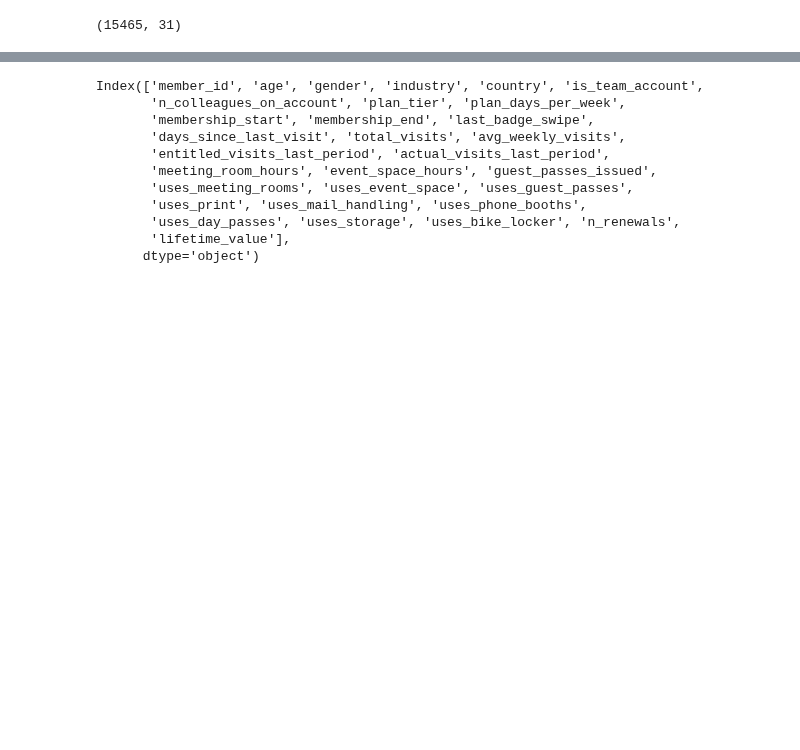
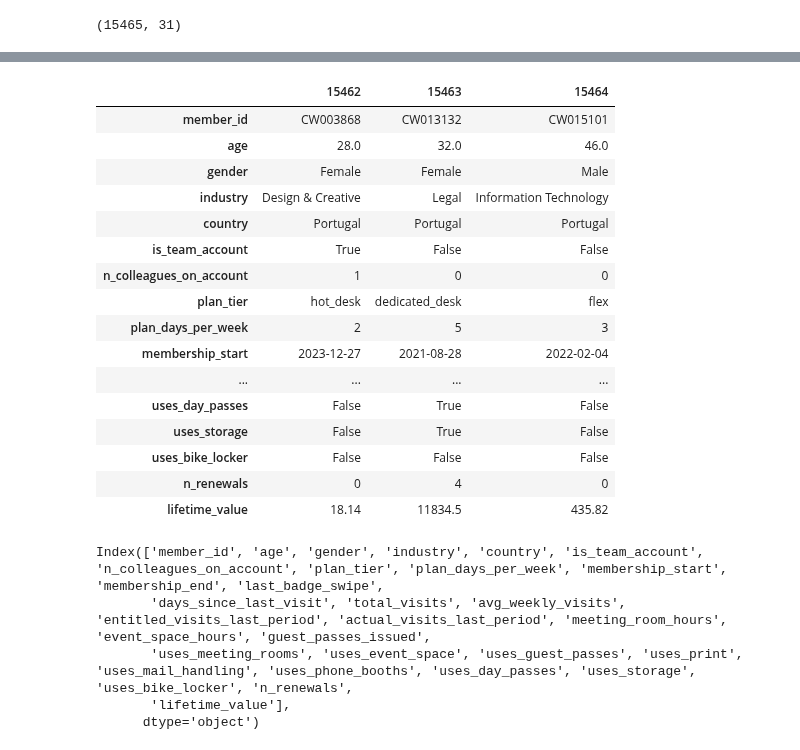
Before and after one commit to jfmenezes/Data-Mining-Project, a Jupyter notebook: Notebooks/DE_Graphs_v2.ipynb, the cells around one changed output, grey strips where cells are left out. Drawn from its saved outputs; the diff is of its cells as text; code cells hidden in the pictures; blank space fills up the shorter version.

```diff
--- a/Notebooks/DE_Graphs.ipynb
+++ b/Notebooks/DE_Graphs_v2.ipynb
@@ -24 +46,21 @@ df.shape
+# %%
+acdc_dataset.tail(3).T
+# %% [output]
+|  | 15462 | 15463 | 15464 |
+| member_id | CW003868 | CW013132 | CW015101 |
+| age | 28.0 | 32.0 | 46.0 |
+| gender | Female | Female | Male |
+| industry | Design & Creative | Legal | Information Technology |
+| country | Portugal | Portugal | Portugal |
+| is_team_account | True | False | False |
+| n_colleagues_on_account | 1 | 0 | 0 |
+| plan_tier | hot_desk | dedicated_desk | flex |
+| plan_days_per_week | 2 | 5 | 3 |
+| membership_start | 2023-12-27 | 2021-08-28 | 2022-02-04 |
+| ... | ... | ... | ... |
+| uses_day_passes | False | True | False |
+| uses_storage | False | True | False |
+| uses_bike_locker | False | False | False |
+| n_renewals | 0 | 4 | 0 |
+| lifetime_value | 18.14 | 11834.5 | 435.82 |
 # %%
```
Also changed, not shown: parts of 20 cells of this notebook, 4 other files.
